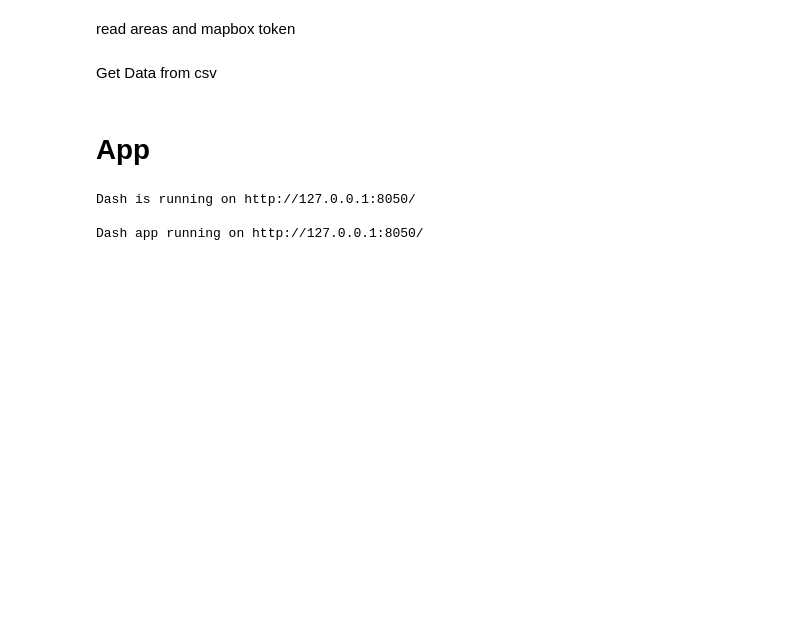
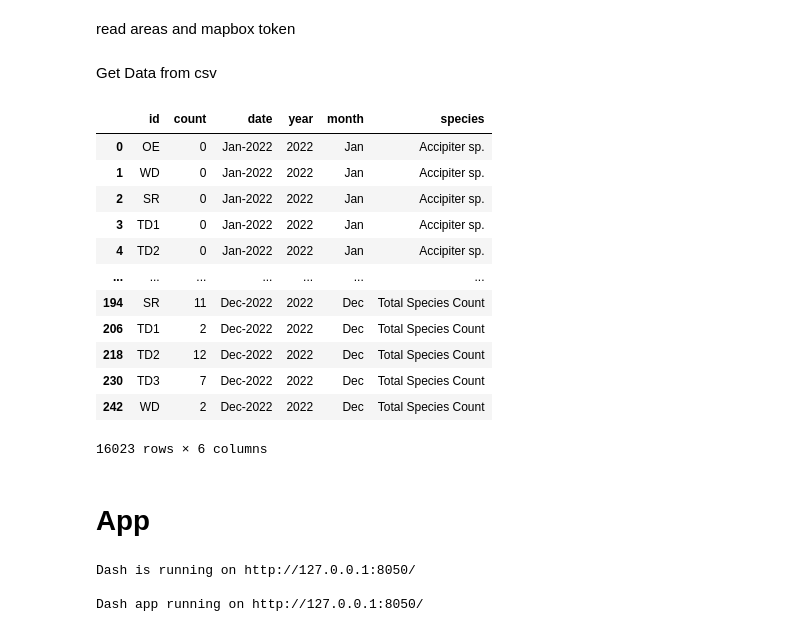
Before and after one commit to KyleKulas/bird_count, a Jupyter notebook: dev/dev_notebook.ipynb, the cells around one changed output. Drawn from its saved outputs; the diff is of its cells as text; code cells hidden in the pictures; blank space fills up the shorter version.

```diff
--- a/dev/dev_notebook.ipynb
+++ b/dev/dev_notebook.ipynb
@@ -338,6 +395,25 @@ with open(
 Get Data from csv
 # %%
 df = pd.read_csv(r'C:\Users\kylek\OneDrive\Documents\Code\shared_with_VM\bird_count\data\count_data.csv', index_col=0)
+# %%
+df = test_final3
+df['month'] = pd.Categorical(df['month'], months)
+df = df.sort_values(['year', 'month'])
+df
+# %% [output]
+|  | id | count | date | year | month | species |
+| 0 | OE | 0 | Jan-2022 | 2022 | Jan | Accipiter sp. |
+| 1 | WD | 0 | Jan-2022 | 2022 | Jan | Accipiter sp. |
+| 2 | SR | 0 | Jan-2022 | 2022 | Jan | Accipiter sp. |
+| 3 | TD1 | 0 | Jan-2022 | 2022 | Jan | Accipiter sp. |
+| 4 | TD2 | 0 | Jan-2022 | 2022 | Jan | Accipiter sp. |
+| ... | ... | ... | ... | ... | ... | ... |
+| 194 | SR | 11 | Dec-2022 | 2022 | Dec | Total Species Count |
+| 206 | TD1 | 2 | Dec-2022 | 2022 | Dec | Total Species Count |
+| 218 | TD2 | 12 | Dec-2022 | 2022 | Dec | Total Species Count |
+| 230 | TD3 | 7 | Dec-2022 | 2022 | Dec | Total Species Count |
+| 242 | WD | 2 | Dec-2022 | 2022 | Dec | Total Species Count |
+16023 rows × 6 columns
 # %% [markdown]
 # App
 # %%
```
Also changed, not shown: parts of 12 cells of this notebook.
